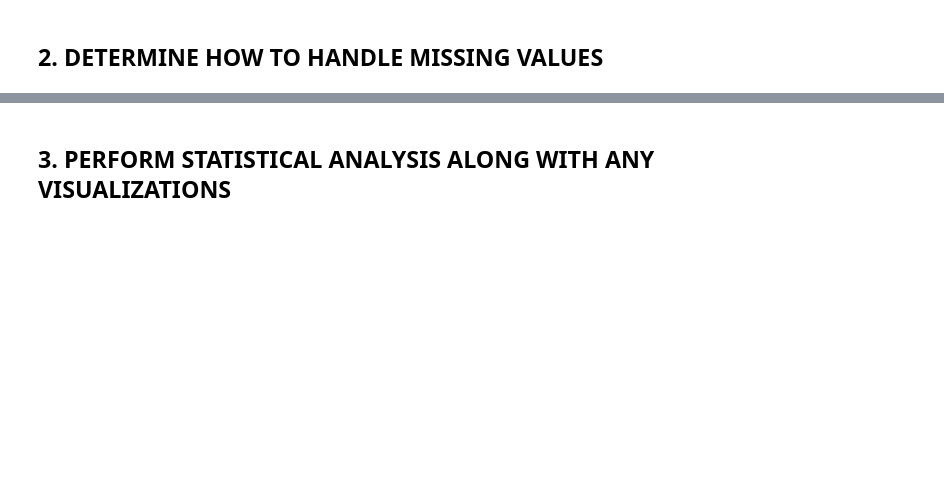
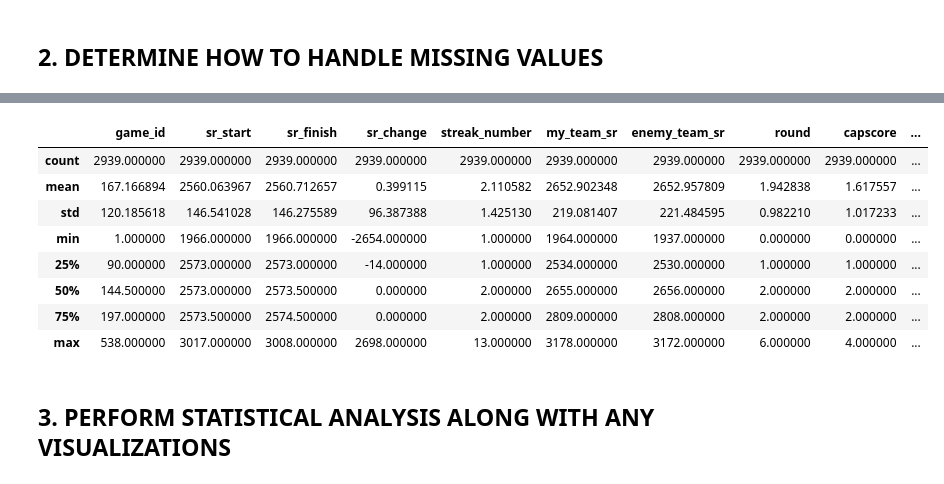
Before and after one commit to jcespino/GA-projects, a Jupyter notebook: project-4/Project 4 Joshua Espinosa.ipynb, the cells around one changed output, grey strips where cells are left out. Saved outputs shown, nothing was run; the diff lists cells and outputs as text; code cells hidden in the pictures; blank space fills up the shorter version.

```diff
--- a/project-4/Project 4 Joshua Espinosa.ipynb
+++ b/project-4/Project 4 Joshua Espinosa.ipynb
@@ -185,8 +187,18 @@ hero2_dummy = pd.get_dummies(ow['character_2'])
 hero3_dummy = pd.get_dummies(ow['character_3'])
 # %%
 #concetenate dummies into ow
-#ow = pd.concat([ow, result_dummy, map_dummy, role_dummy, hero1_dummy, hero2_dummy, hero3_dummy], axis = 1)
-#ow.head()
+ow = pd.concat([ow, result_dummy], axis = 1)
+ow.describe()
+# %% [output]
+|  | game_id | sr_start | sr_finish | sr_change | streak_number | my_team_sr | enemy_team_sr | round | capscore | ... |
+| count | 2939.000000 | 2939.000000 | 2939.000000 | 2939.000000 | 2939.000000 | 2939.000000 | 2939.000000 | 2939.000000 | 2939.000000 | ... |
+| mean | 167.166894 | 2560.063967 | 2560.712657 | 0.399115 | 2.110582 | 2652.902348 | 2652.957809 | 1.942838 | 1.617557 | ... |
+| std | 120.185618 | 146.541028 | 146.275589 | 96.387388 | 1.425130 | 219.081407 | 221.484595 | 0.982210 | 1.017233 | ... |
+| min | 1.000000 | 1966.000000 | 1966.000000 | -2654.000000 | 1.000000 | 1964.000000 | 1937.000000 | 0.000000 | 0.000000 | ... |
+| 25% | 90.000000 | 2573.000000 | 2573.000000 | -14.000000 | 1.000000 | 2534.000000 | 2530.000000 | 1.000000 | 1.000000 | ... |
+| 50% | 144.500000 | 2573.000000 | 2573.500000 | 0.000000 | 2.000000 | 2655.000000 | 2656.000000 | 2.000000 | 2.000000 | ... |
+| 75% | 197.000000 | 2573.500000 | 2574.500000 | 0.000000 | 2.000000 | 2809.000000 | 2808.000000 | 2.000000 | 2.000000 | ... |
+| max | 538.000000 | 3017.000000 | 3008.000000 | 2698.000000 | 13.000000 | 3178.000000 | 3172.000000 | 6.000000 | 4.000000 | ... |
 # %% [markdown]
 ## 3. PERFORM STATISTICAL ANALYSIS ALONG WITH ANY VISUALIZATIONS
 # %%
```
Also changed, not shown: parts of 10 cells of this notebook, 2 other files.
